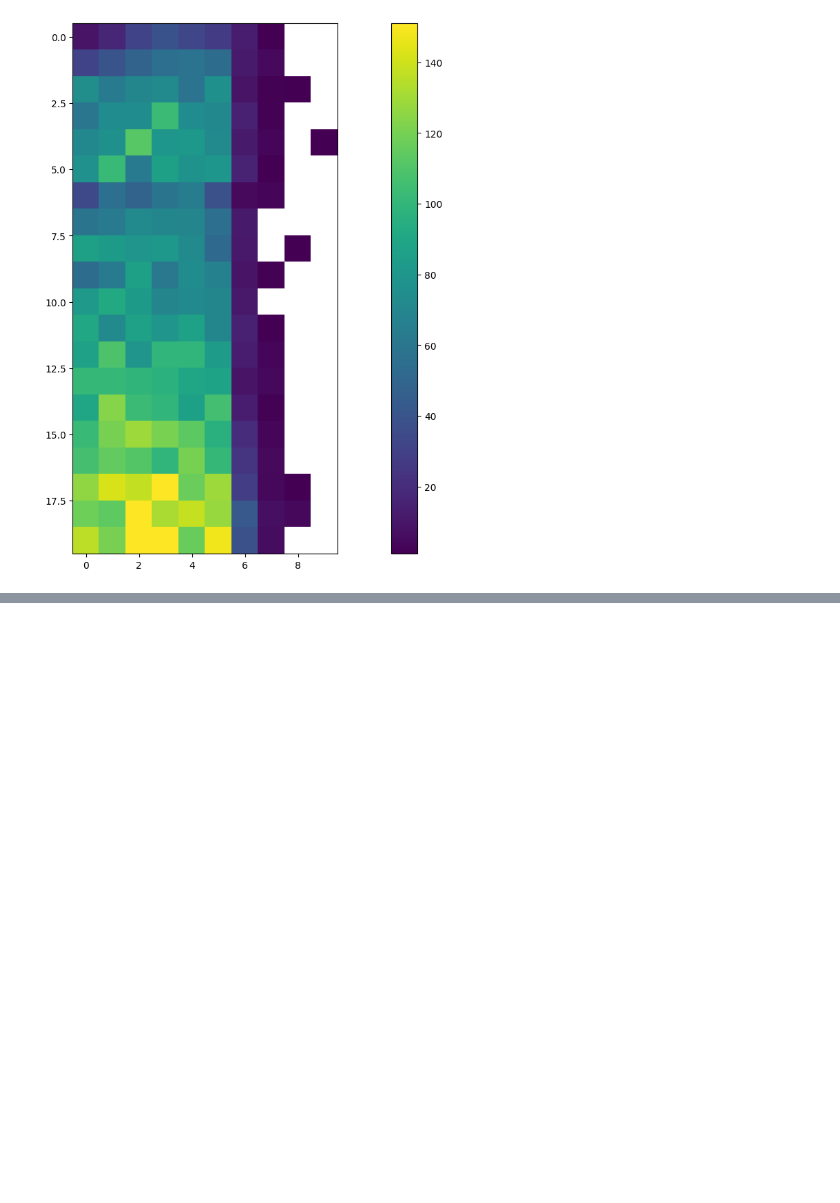
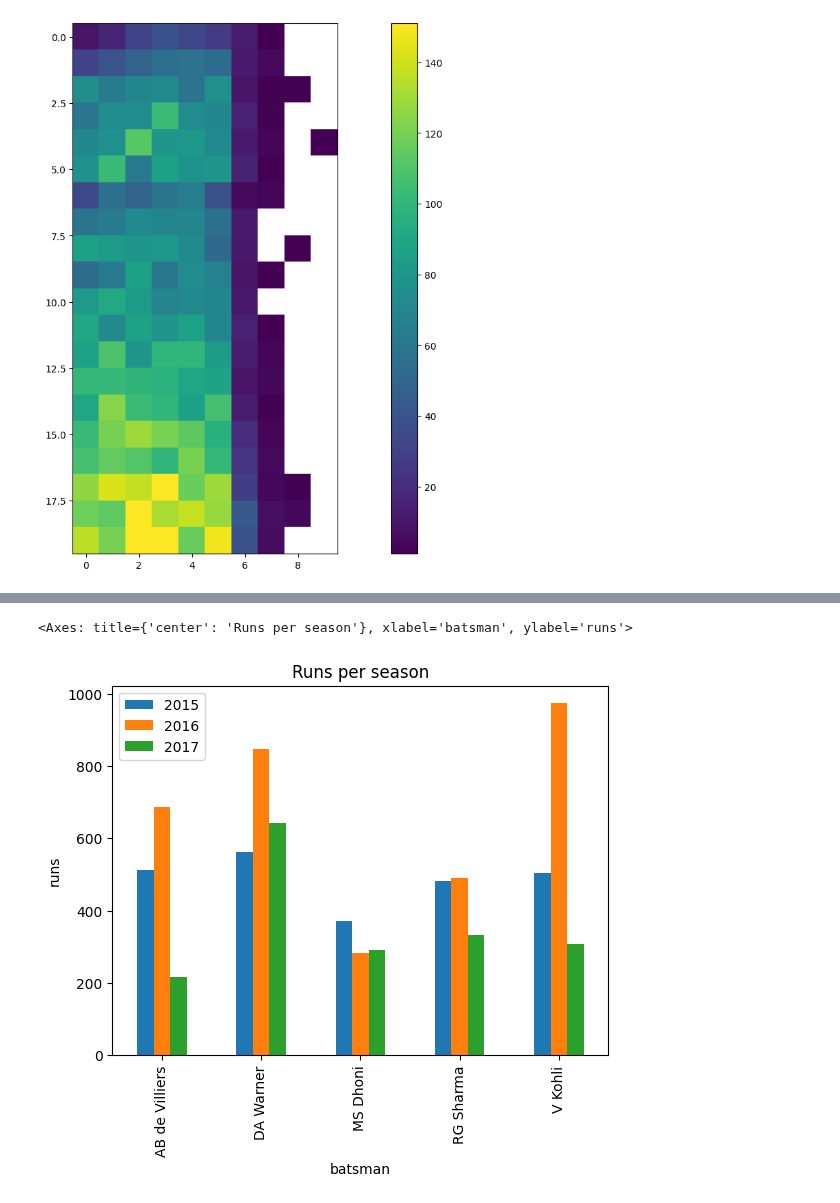
Before and after one commit to Abhishek6706/Fundamentals, a Jupyter notebook: matplotlib/advanced.ipynb, the cells around one changed output, grey strips where cells are left out. Cells and saved outputs as stored; diff of their text form; code cells hidden in the pictures; blank space fills up the shorter version.

```diff
--- a/matplotlib/advanced.ipynb
+++ b/matplotlib/advanced.ipynb
@@ -754,0 +850,2 @@ plt.show()
+# %%
+batsman_season_record_df = pd.read_csv('batsman_season_record.csv')
@@ -754,0 +861,7 @@ plt.show()
+# %%
+# bar chart
+
+batsman_season_record_df.plot(kind='bar', x='batsman', title='Runs per season', ylabel='runs')
+# %% [output]
+<Axes: title={'center': 'Runs per season'}, xlabel='batsman', ylabel='runs'>
+[figure, added]
```
Also changed, not shown: parts of 14 cells of this notebook, 1 other file.
